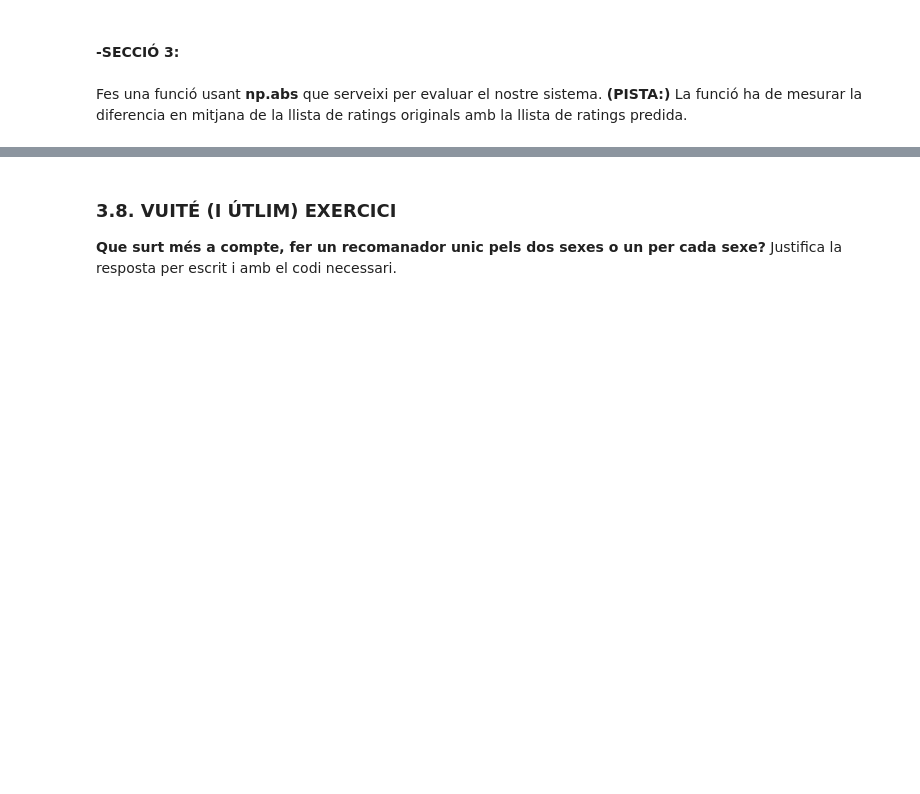
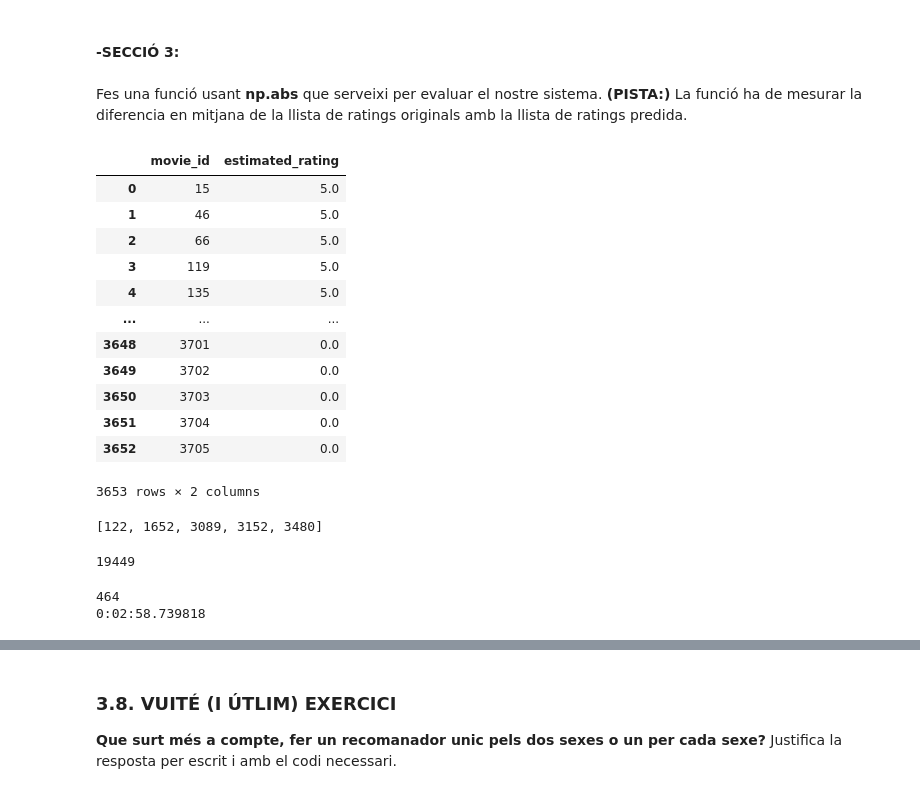
Before and after one commit to mates-info/tnui, a Jupyter notebook: p2/assigment_code.ipynb, the cells around one changed output, grey strips where cells are left out. Cells and saved outputs as stored; diff of their text form; code cells hidden in the pictures; blank space fills up the shorter version.

```diff
--- a/p2/assigment_code.ipynb
+++ b/p2/assigment_code.ipynb
@@ -1208,2 +1128,20 @@ def evaluateRecommendations(train, test, m, n, sim):
-# %%
-sim_nou = similarity_matrix(None, build_counts_table(train))
+# %%
+getRecommendationsUser(df_counts_train, 0, sim_nou, df_counts_train.shape[1], 50)
+# %% [output]
+|  | movie_id | estimated_rating |
+| 0 | 15 | 5.0 |
+| 1 | 46 | 5.0 |
+| 2 | 66 | 5.0 |
+| 3 | 119 | 5.0 |
+| 4 | 135 | 5.0 |
+| ... | ... | ... |
+| 3648 | 3701 | 0.0 |
+| 3649 | 3702 | 0.0 |
+| 3650 | 3703 | 0.0 |
+| 3651 | 3704 | 0.0 |
+| 3652 | 3705 | 0.0 |
+3653 rows × 2 columns
+# %%
+[col for col in range(df_counts_train.columns[-1]+1) if col not in df_counts_train]
+# %% [output]
+[122, 1652, 3089, 3152, 3480]
@@ -1210,5 +1159,12 @@ sim_nou = similarity_matrix(None, build_counts_table(train))
+# %%
+df_counts_test.values.astype('bool').sum()
+# %% [output]
+19449
 # %%
 t = datetime.datetime.now()
-mae = evaluateRecommendations(train, test, 50, 10, sim_nou)
+mae = evaluateRecommendations(df_counts_train, df_counts_test, 50, 10, sim_nou)
 t = datetime.datetime.now() - t
 print(str(t))
+# %% [output]
+464
+0:02:58.739818
```
Also changed, not shown: parts of 38 cells of this notebook.
